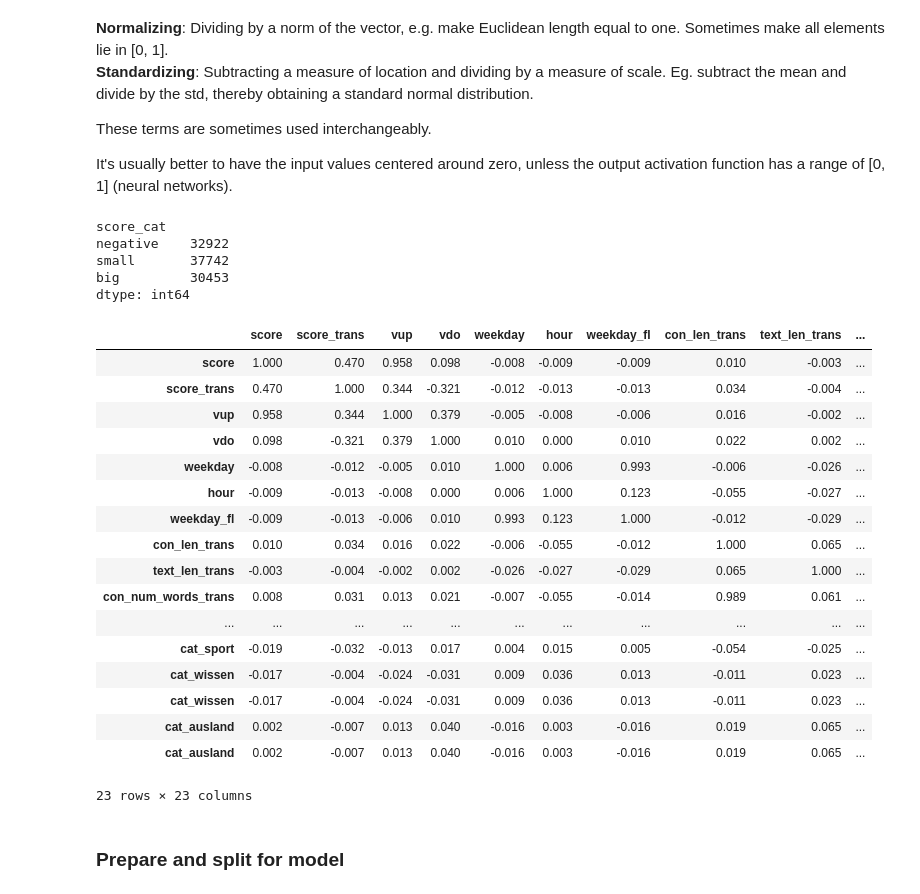
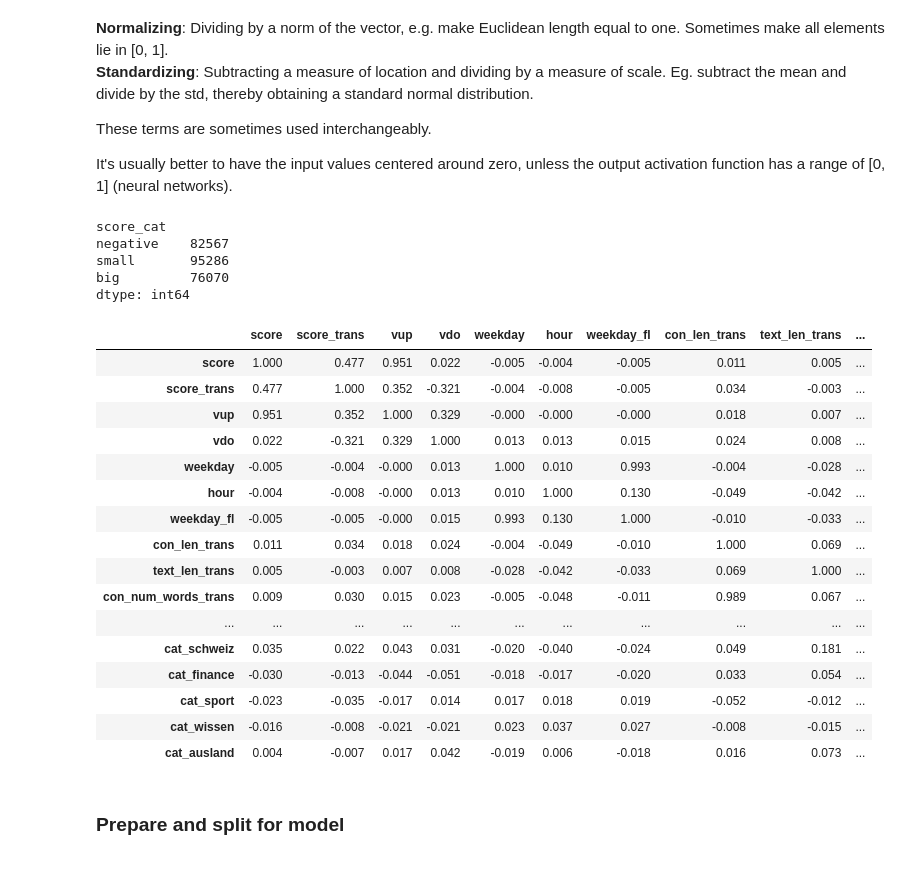
Before and after one commit to fdelia/bots, a Jupyter notebook: 4_prediction_model.ipynb, the cells around one changed output. Cells and saved outputs as stored; diff of their text form; code cells hidden in the pictures.

```diff
--- a/4_prediction_model.ipynb
+++ b/4_prediction_model.ipynb
@@ -20,8 +20,8 @@ import warnings
 warnings.filterwarnings('ignore')
 
 import pandas as pd
-df_art = pd.read_csv('articles_2017_08.csv')
-df_com = pd.read_csv('comments_2017_08.csv').sample(100000) # crop because battery life, skews data
+df_art = pd.read_csv('articles_2017_09.csv')
+df_com = pd.read_csv('comments_2017_09.csv').sample(250000) # crop because battery life, skews data
 # Make float better readable
 pd.options.display.float_format = '{:.3f}'.format
 # %% [markdown]
@@ -56,7 +56,7 @@ df_com['time_since_epoch'] = df_com['time'].apply(time_since_epoch)
 df_com['hour'] = df_com['time'].apply(get_hour_of_day)
 df_com['weekday'] = df_com['time'].apply(get_weekday) # 0 = Monday
 df_com['weekday_fl'] = df_com['time'].apply(get_weekday_float)
-df_com['weekday_hour'] = df_com['time'].apply(get_weekday_hour)
+#df_com['weekday_hour'] = df_com['time'].apply(get_weekday_hour)
 df_com['is_answer'] = df_com['tit'].apply(lambda x: str(x).startswith('@'))
 df_com['con_len'] = df_com['con'].apply(lambda x: len(x))
 df_com['con_num_words'] = df_com['con'].apply(lambda x: len(x.split()))
@@ -85,8 +85,8 @@ df_art['text_num_words'] = df_art['text'].apply(lambda x: len(str(x).split()))
 df_merge = pd.merge(left=df_com, right=df_art, left_on='tId', right_on='tId')
 
 # is empty: (= all comments correspond to an article)
-#print(df_merge[pd.isnull(df_merge['link'])])
-#df_merge[df_merge['vup']>1000]
+print(len(df_merge[pd.isnull(df_merge['tit'])]))
+df_merge = df_merge[pd.notnull(df_merge['tit'])]
 
 # Get order of comments per article
 df_merge_art = df_merge.sort_values(['tId', 'time_since_epoch']).groupby('tId')
@@ -99,5 +99,5 @@ def get_time_since_first(group):
     return group
 
 df_merge_art = df_merge_art.apply(get_time_since_first)
-print(df_merge_art.head(5))
+print(df_merge_art.head(3))
 # %% [output]
@@ -149,56 +149,54 @@ def sgn(x):
     if x == 0: return 0
     else: return x/abs(x)
 # Removes left/right skew
-transformation = lambda x: sgn(x)*math.log(abs(x) + 1)
 for col in ['weekday_fl', 'con_len', 'text_len', 'time_since_first',
             'score', 'contr', 'header_len', 'con_num_words', 'text_num_words']:
     #min_val = df_merge_art[col].min()
-    df[col + '_trans'] = df_merge_art[col].apply(transformation)
+    df[col + '_trans'] = df_merge_art[col].apply(lambda x: sgn(x)*math.log(abs(x) + 1))
     #show_hist(col + '_trans')
 
 # Memory optimization
 # Technical stuff, contributes nothing to analysis
 conv = df.select_dtypes(include=['int']).apply(pd.to_numeric,downcast='unsigned')
 df[conv.columns] = conv
 
 # I removed very weak correlations to "score" and "contr"
 cols = ['score', 'score_trans', 'vup', 'vdo', 'weekday', 'hour', 'weekday_fl',
        'con_len_trans', 'text_len_trans', 'con_num_words_trans',
         'text_num_words_trans',
        'time_since_first_trans', 'header_len_trans',
         'cat_schweiz', 'cat_finance', 'cat_sport', 'cat_wissen', 'cat_ausland']
 # Get pearson co-efficients
 df[cols].corr()
 
 #for c in cols:
 #    print(c)
 #    print(df[np.isnan(df[col])].head(3))
 
 # TODO transform data for learners (non-linear probably)
 # %% [output]
 score_cat
-negative    32922
-small       37742
-big         30453
+negative    82567
+small       95286
+big         76070
 dtype: int64
 |  | score | score_trans | vup | vdo | weekday | hour | weekday_fl | con_len_trans | text_len_trans | ... |
-| score | 1.000 | 0.470 | 0.958 | 0.098 | -0.008 | -0.009 | -0.009 | 0.010 | -0.003 | ... |
-| score_trans | 0.470 | 1.000 | 0.344 | -0.321 | -0.012 | -0.013 | -0.013 | 0.034 | -0.004 | ... |
-| vup | 0.958 | 0.344 | 1.000 | 0.379 | -0.005 | -0.008 | -0.006 | 0.016 | -0.002 | ... |
-| vdo | 0.098 | -0.321 | 0.379 | 1.000 | 0.010 | 0.000 | 0.010 | 0.022 | 0.002 | ... |
-| weekday | -0.008 | -0.012 | -0.005 | 0.010 | 1.000 | 0.006 | 0.993 | -0.006 | -0.026 | ... |
-| hour | -0.009 | -0.013 | -0.008 | 0.000 | 0.006 | 1.000 | 0.123 | -0.055 | -0.027 | ... |
-| weekday_fl | -0.009 | -0.013 | -0.006 | 0.010 | 0.993 | 0.123 | 1.000 | -0.012 | -0.029 | ... |
-| con_len_trans | 0.010 | 0.034 | 0.016 | 0.022 | -0.006 | -0.055 | -0.012 | 1.000 | 0.065 | ... |
-| text_len_trans | -0.003 | -0.004 | -0.002 | 0.002 | -0.026 | -0.027 | -0.029 | 0.065 | 1.000 | ... |
-| con_num_words_trans | 0.008 | 0.031 | 0.013 | 0.021 | -0.007 | -0.055 | -0.014 | 0.989 | 0.061 | ... |
+| score | 1.000 | 0.477 | 0.951 | 0.022 | -0.005 | -0.004 | -0.005 | 0.011 | 0.005 | ... |
+| score_trans | 0.477 | 1.000 | 0.352 | -0.321 | -0.004 | -0.008 | -0.005 | 0.034 | -0.003 | ... |
+| vup | 0.951 | 0.352 | 1.000 | 0.329 | -0.000 | -0.000 | -0.000 | 0.018 | 0.007 | ... |
+| vdo | 0.022 | -0.321 | 0.329 | 1.000 | 0.013 | 0.013 | 0.015 | 0.024 | 0.008 | ... |
+| weekday | -0.005 | -0.004 | -0.000 | 0.013 | 1.000 | 0.010 | 0.993 | -0.004 | -0.028 | ... |
+| hour | -0.004 | -0.008 | -0.000 | 0.013 | 0.010 | 1.000 | 0.130 | -0.049 | -0.042 | ... |
+| weekday_fl | -0.005 | -0.005 | -0.000 | 0.015 | 0.993 | 0.130 | 1.000 | -0.010 | -0.033 | ... |
+| con_len_trans | 0.011 | 0.034 | 0.018 | 0.024 | -0.004 | -0.049 | -0.010 | 1.000 | 0.069 | ... |
+| text_len_trans | 0.005 | -0.003 | 0.007 | 0.008 | -0.028 | -0.042 | -0.033 | 0.069 | 1.000 | ... |
+| con_num_words_trans | 0.009 | 0.030 | 0.015 | 0.023 | -0.005 | -0.048 | -0.011 | 0.989 | 0.067 | ... |
 | ... | ... | ... | ... | ... | ... | ... | ... | ... | ... | ... |
-| cat_sport | -0.019 | -0.032 | -0.013 | 0.017 | 0.004 | 0.015 | 0.005 | -0.054 | -0.025 | ... |
-| cat_wissen | -0.017 | -0.004 | -0.024 | -0.031 | 0.009 | 0.036 | 0.013 | -0.011 | 0.023 | ... |
-| cat_wissen | -0.017 | -0.004 | -0.024 | -0.031 | 0.009 | 0.036 | 0.013 | -0.011 | 0.023 | ... |
-| cat_ausland | 0.002 | -0.007 | 0.013 | 0.040 | -0.016 | 0.003 | -0.016 | 0.019 | 0.065 | ... |
-| cat_ausland | 0.002 | -0.007 | 0.013 | 0.040 | -0.016 | 0.003 | -0.016 | 0.019 | 0.065 | ... |
+| cat_schweiz | 0.035 | 0.022 | 0.043 | 0.031 | -0.020 | -0.040 | -0.024 | 0.049 | 0.181 | ... |
+| cat_finance | -0.030 | -0.013 | -0.044 | -0.051 | -0.018 | -0.017 | -0.020 | 0.033 | 0.054 | ... |
+| cat_sport | -0.023 | -0.035 | -0.017 | 0.014 | 0.017 | 0.018 | 0.019 | -0.052 | -0.012 | ... |
+| cat_wissen | -0.016 | -0.008 | -0.021 | -0.021 | 0.023 | 0.037 | 0.027 | -0.008 | -0.015 | ... |
+| cat_ausland | 0.004 | -0.007 | 0.017 | 0.042 | -0.019 | 0.006 | -0.018 | 0.016 | 0.073 | ... |
-23 rows × 23 columns
 # %% [markdown]
 ### Prepare and split for model
 # %%
```
Also changed, not shown: parts of 5 cells of this notebook.
